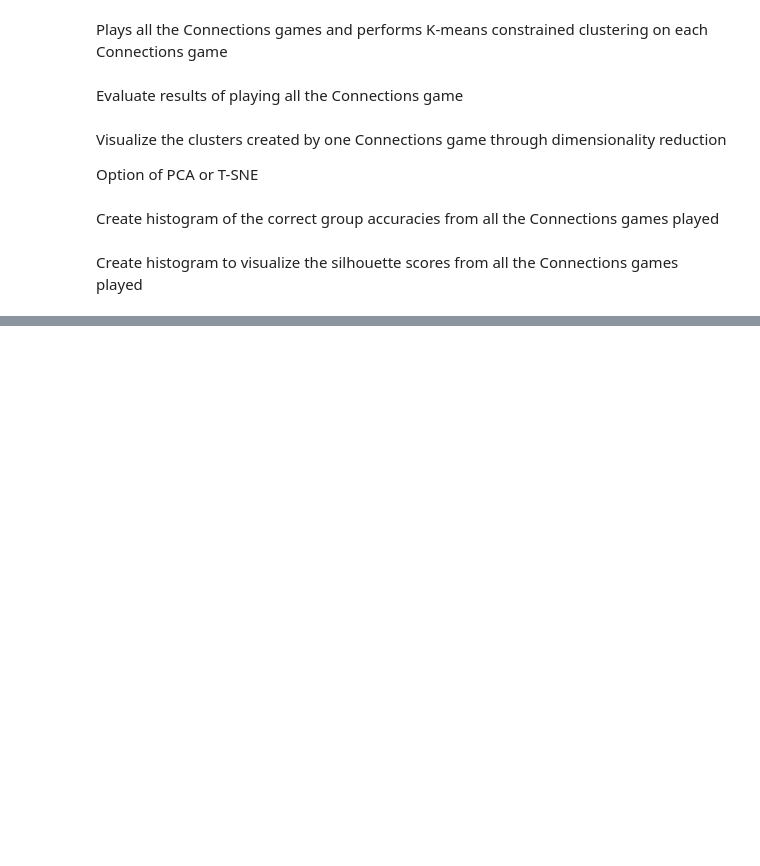
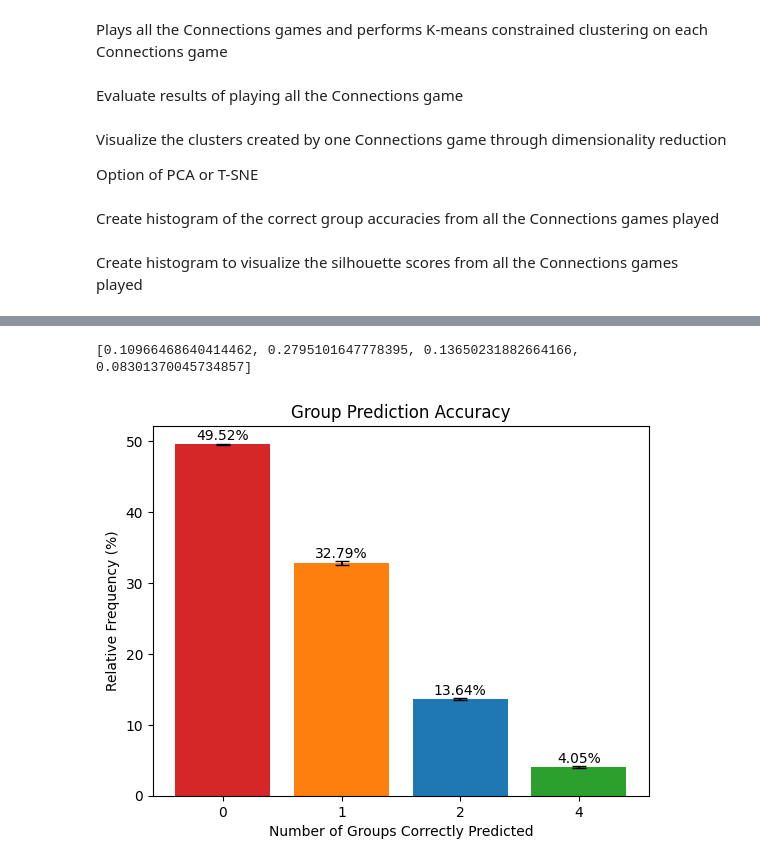
Before and after one commit to BenjaminHinchliff/CSC480-nyt-connections, a Jupyter notebook: word2vec.ipynb, the cells around one changed output, grey strips where cells are left out. Saved outputs shown, nothing was run; the diff lists cells and outputs as text; code cells hidden in the pictures; blank space fills up the shorter version.

Commit message:
Added new word2vec visualizations

```diff
--- a/word2vec.ipynb
+++ b/word2vec.ipynb
@@ -168,0 +207,18 @@ clusters, sil_score = kmeans_clustering(word_embeddings[40], connections_games[4
+# %%
+def visualize_advanced_metrics(mean_metrics, std_metrics, confidence_metrics):
+    labels = [0, 1, 2, 4]
+    mean_values = list(mean_metrics.values())
+    std_values = list(std_metrics.values())
+    conf_intervals = [(ci[1]- ci[0])/2 for ci in confidence_metrics.values()]
+    print(conf_intervals)
+
+    colors = ['tab:red', 'tab:orange', 'tab:blue', 'tab:green']
+    rects = plt.bar([str(l) for l in labels], mean_values, color = colors, yerr=conf_intervals, capsize=5)
+    plt.bar_label(rects, padding = 0.5, labels = [f"{p:.2f}%" for p in mean_values])
+
+    plt.title("Group Prediction Accuracy")
+    plt.xlabel("Number of Groups Correctly Predicted")
+    plt.ylabel("Relative Frequency (%)")
+    plt.show()
+# %%
+mean_metrics, std_metrics, confidence_metrics = advanced_metrics(runs=50)
@@ -168,0 +243,5 @@ clusters, sil_score = kmeans_clustering(word_embeddings[40], connections_games[4
+# %%
+visualize_advanced_metrics(mean_metrics, std_metrics, confidence_metrics)
+# %% [output]
+[0.10966468640414462, 0.2795101647778395, 0.13650231882664166, 0.08301370045734857]
+[figure, added]
```
Also changed, not shown: parts of 6 cells of this notebook, 1 other file.
